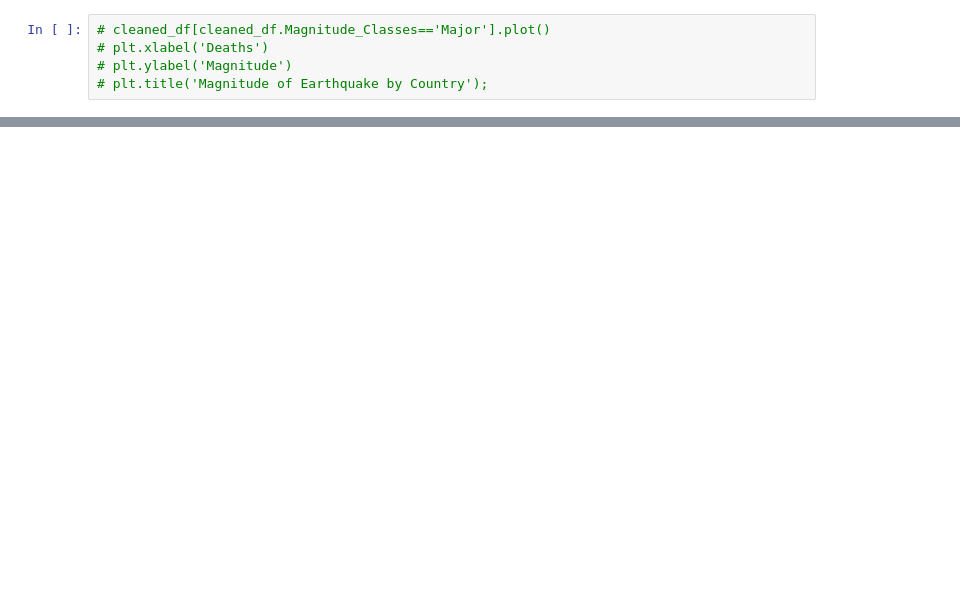
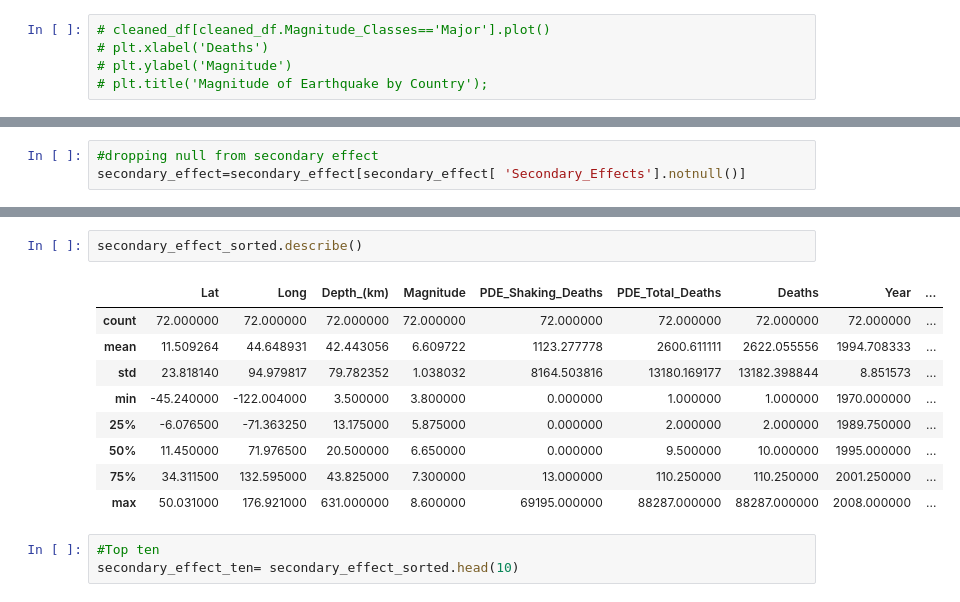
Before and after one commit to Barrett-Rogers/dq3-earthquakes-porcupines, a Jupyter notebook: Earthquake_Anamika.ipynb, the cells around one changed output, grey strips where cells are left out. Cells and saved outputs as stored; diff of their text form; blank space fills up the shorter version.

```diff
--- a/Earthquake_Anamika.ipynb
+++ b/Earthquake_Anamika.ipynb
@@ -594,0 +489,3 @@ KeyError: "None of [Index(['Major', 'Major', 'Major', 'Major', 'Major', 'Major',
+# %%
+#dropping null from secondary effect
+secondary_effect=secondary_effect[secondary_effect[ 'Secondary_Effects'].notnull()]
@@ -594,0 +547,15 @@ KeyError: "None of [Index(['Major', 'Major', 'Major', 'Major', 'Major', 'Major',
+# %%
+secondary_effect_sorted.describe()
+# %% [output]
+|  | Lat | Long | Depth_(km) | Magnitude | PDE_Shaking_Deaths | PDE_Total_Deaths | Deaths | Year | ... |
+| count | 72.000000 | 72.000000 | 72.000000 | 72.000000 | 72.000000 | 72.000000 | 72.000000 | 72.000000 | ... |
+| mean | 11.509264 | 44.648931 | 42.443056 | 6.609722 | 1123.277778 | 2600.611111 | 2622.055556 | 1994.708333 | ... |
+| std | 23.818140 | 94.979817 | 79.782352 | 1.038032 | 8164.503816 | 13180.169177 | 13182.398844 | 8.851573 | ... |
+| min | -45.240000 | -122.004000 | 3.500000 | 3.800000 | 0.000000 | 1.000000 | 1.000000 | 1970.000000 | ... |
+| 25% | -6.076500 | -71.363250 | 13.175000 | 5.875000 | 0.000000 | 2.000000 | 2.000000 | 1989.750000 | ... |
+| 50% | 11.450000 | 71.976500 | 20.500000 | 6.650000 | 0.000000 | 9.500000 | 10.000000 | 1995.000000 | ... |
+| 75% | 34.311500 | 132.595000 | 43.825000 | 7.300000 | 13.000000 | 110.250000 | 110.250000 | 2001.250000 | ... |
+| max | 50.031000 | 176.921000 | 631.000000 | 8.600000 | 69195.000000 | 88287.000000 | 88287.000000 | 2008.000000 | ... |
+# %%
+#Top ten
+secondary_effect_ten= secondary_effect_sorted.head(10)
```
Also changed, not shown: parts of 49 cells of this notebook.
